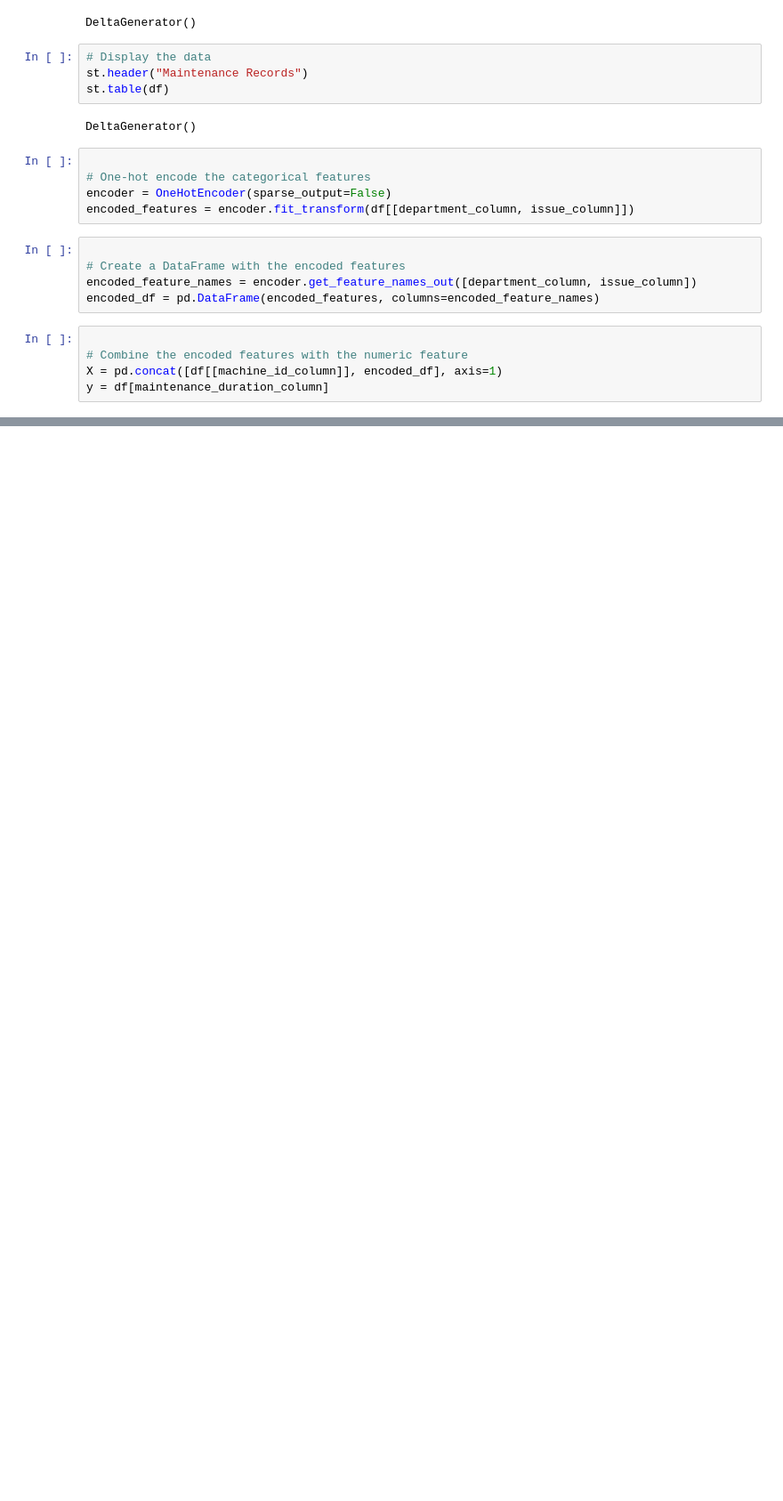
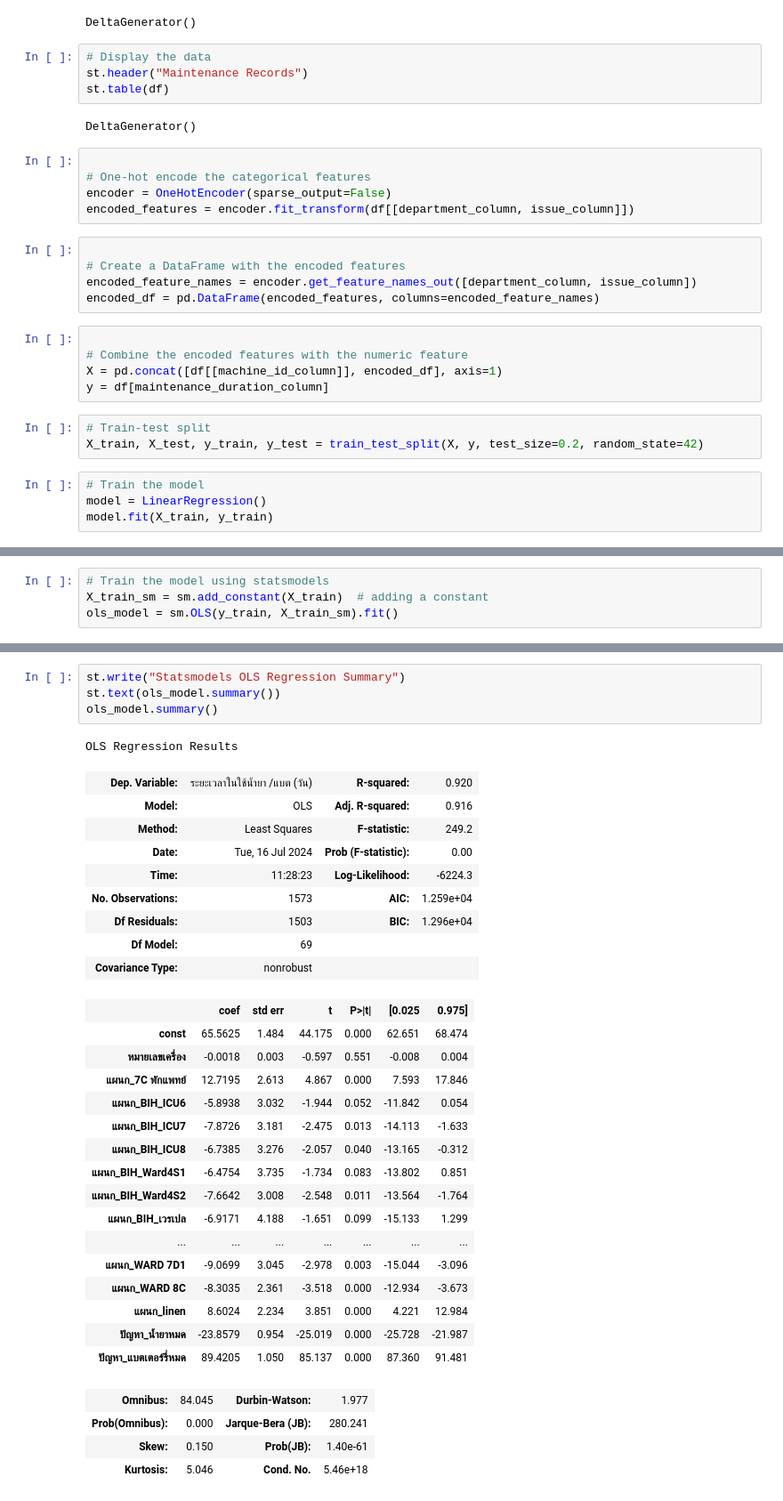
Before and after one commit to SSoraak/streamlit-start, a Jupyter notebook: test.ipynb, the cells around one changed output, grey strips where cells are left out. Shown: that part at 89% size. Drawn from its saved outputs; the diff is of its cells as text; blank space fills up the shorter version.

```diff
--- a/test.ipynb
+++ b/test.ipynb
@@ -65,3 +84,10 @@ encoded_df = pd.DataFrame(encoded_features, columns=encoded_feature_names)
 # Combine the encoded features with the numeric feature
 X = pd.concat([df[[machine_id_column]], encoded_df], axis=1)
 y = df[maintenance_duration_column]
+# %%
+# Train-test split
+X_train, X_test, y_train, y_test = train_test_split(X, y, test_size=0.2, random_state=42)
+# %%
+# Train the model
+model = LinearRegression()
+model.fit(X_train, y_train)
@@ -67,0 +96,4 @@ y = df[maintenance_duration_column]
+# %%
+# Train the model using statsmodels
+X_train_sm = sm.add_constant(X_train)  # adding a constant
+ols_model = sm.OLS(y_train, X_train_sm).fit()
@@ -67,0 +129,35 @@ y = df[maintenance_duration_column]
+# %%
+st.write("Statsmodels OLS Regression Summary")
+st.text(ols_model.summary())
+ols_model.summary()
+# %% [output]
+OLS Regression Results
+| Dep. Variable: | ระยะเวลาในใช้น้ำยา /แบต (วัน) | R-squared: | 0.920 |
+| Model: | OLS | Adj. R-squared: | 0.916 |
+| Method: | Least Squares | F-statistic: | 249.2 |
+| Date: | Tue, 16 Jul 2024 | Prob (F-statistic): | 0.00 |
+| Time: | 11:28:23 | Log-Likelihood: | -6224.3 |
+| No. Observations: | 1573 | AIC: | 1.259e+04 |
+| Df Residuals: | 1503 | BIC: | 1.296e+04 |
+| Df Model: | 69 |  |  |
+| Covariance Type: | nonrobust |  |  |
+|  | coef | std err | t | P>|t| | [0.025 | 0.975] |
+| const | 65.5625 | 1.484 | 44.175 | 0.000 | 62.651 | 68.474 |
+| หมายเลขเครื่อง | -0.0018 | 0.003 | -0.597 | 0.551 | -0.008 | 0.004 |
+| แผนก_7C พักแพทย์ | 12.7195 | 2.613 | 4.867 | 0.000 | 7.593 | 17.846 |
+| แผนก_BIH_ICU6 | -5.8938 | 3.032 | -1.944 | 0.052 | -11.842 | 0.054 |
+| แผนก_BIH_ICU7 | -7.8726 | 3.181 | -2.475 | 0.013 | -14.113 | -1.633 |
+| แผนก_BIH_ICU8 | -6.7385 | 3.276 | -2.057 | 0.040 | -13.165 | -0.312 |
+| แผนก_BIH_Ward4S1 | -6.4754 | 3.735 | -1.734 | 0.083 | -13.802 | 0.851 |
+| แผนก_BIH_Ward4S2 | -7.6642 | 3.008 | -2.548 | 0.011 | -13.564 | -1.764 |
+| แผนก_BIH_เวรเปล | -6.9171 | 4.188 | -1.651 | 0.099 | -15.133 | 1.299 |
+| ... | ... | ... | ... | ... | ... | ... |
+| แผนก_WARD 7D1 | -9.0699 | 3.045 | -2.978 | 0.003 | -15.044 | -3.096 |
+| แผนก_WARD 8C | -8.3035 | 2.361 | -3.518 | 0.000 | -12.934 | -3.673 |
+| แผนก_linen | 8.6024 | 2.234 | 3.851 | 0.000 | 4.221 | 12.984 |
+| ปัญหา_น้ำยาหมด | -23.8579 | 0.954 | -25.019 | 0.000 | -25.728 | -21.987 |
+| ปัญหา_แบตเตอร์รี่หมด | 89.4205 | 1.050 | 85.137 | 0.000 | 87.360 | 91.481 |
+| Omnibus: | 84.045 | Durbin-Watson: | 1.977 |
+| Prob(Omnibus): | 0.000 | Jarque-Bera (JB): | 280.241 |
+| Skew: | 0.150 | Prob(JB): | 1.40e-61 |
+| Kurtosis: | 5.046 | Cond. No. | 5.46e+18 |
```
Also changed, not shown: parts of 15 cells of this notebook, 1 other file.
